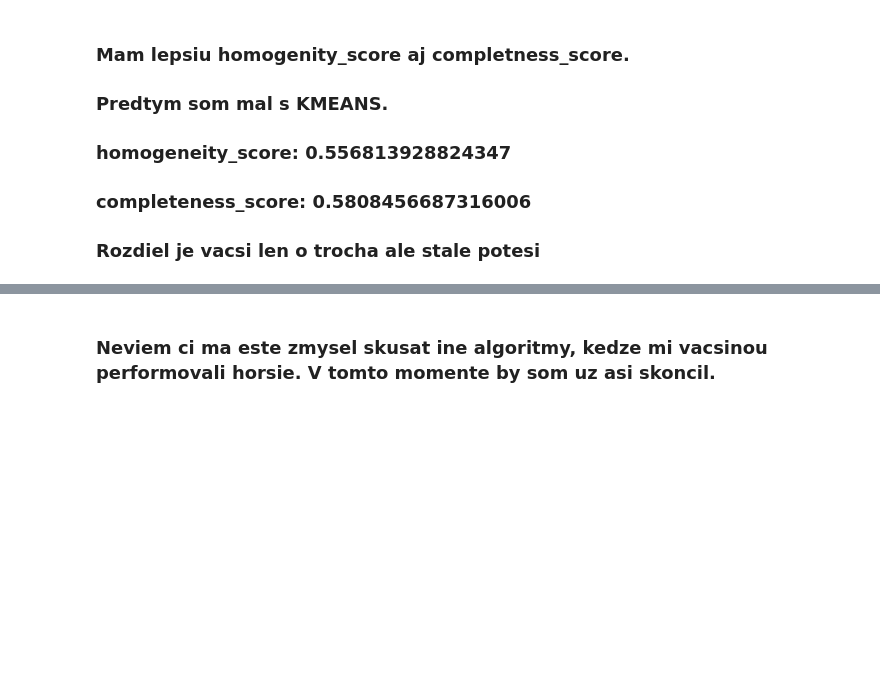
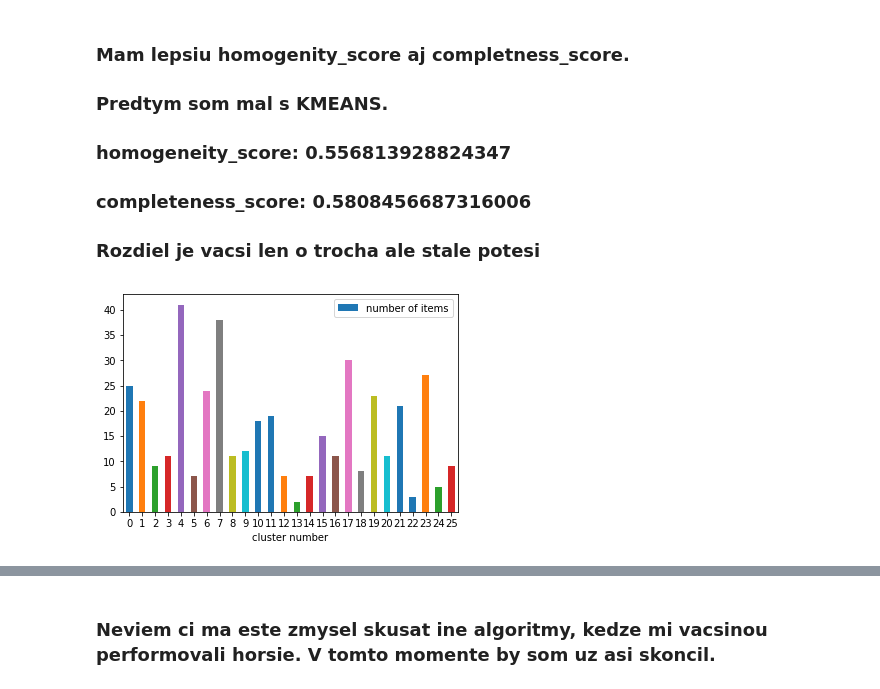
Before and after one commit to SimonSebechlebsky/vos2-clustering, a Jupyter notebook: image-clustering.ipynb, the cells around one changed output, grey strips where cells are left out. Saved outputs shown, nothing was run; the diff lists cells and outputs as text; code cells hidden in the pictures; blank space fills up the shorter version.

```diff
--- a/image-clustering.ipynb
+++ b/image-clustering.ipynb
@@ -1043,3 +1028,7 @@ completeness_score: 0.6121209293440188
 ### completeness_score: 0.5808456687316006
 
 ### Rozdiel je vacsi len o trocha ale stale potesi
+# %%
+_visualise_cluster_sizes_1(clusters)
+# %% [output]
+[figure, added]
```
Also changed, not shown: parts of 7 cells of this notebook.
